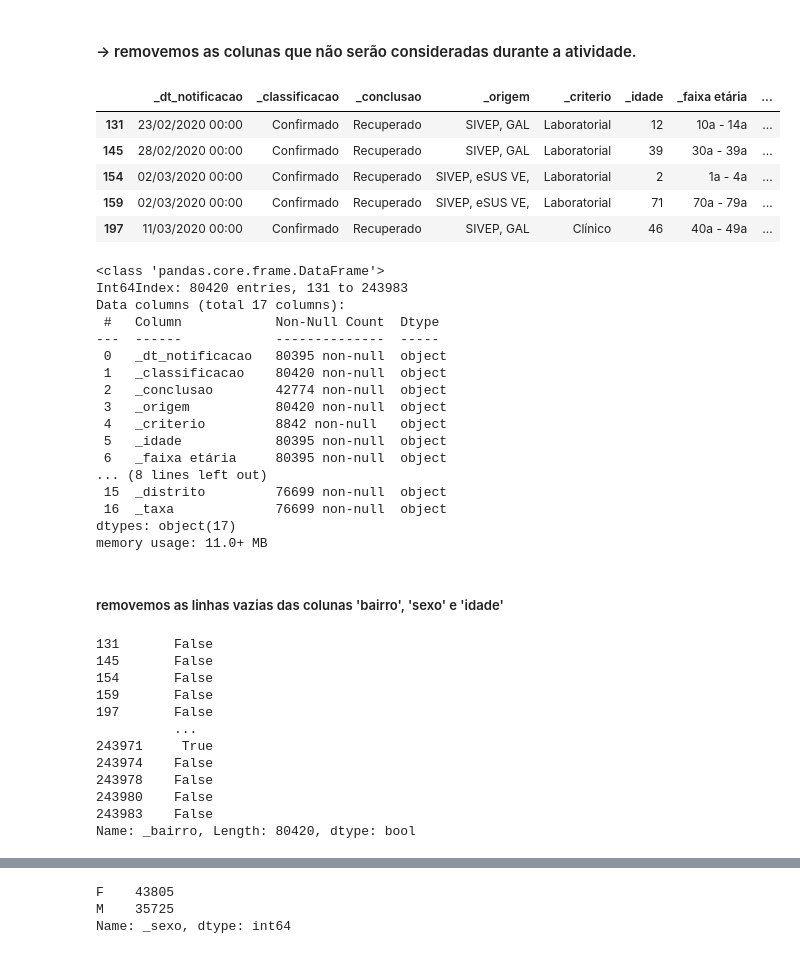
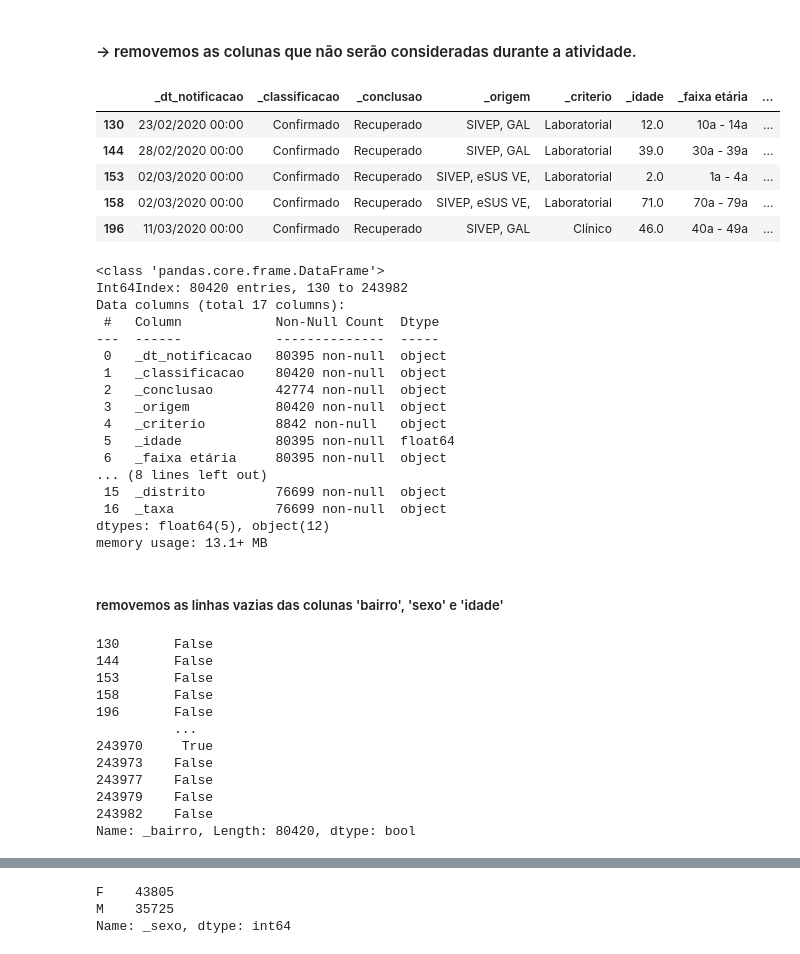
Before and after one commit to delrickOliveira/rna_2021.1_aa1.2, a Jupyter notebook: aa1.2.ipynb, the cells around one changed output, grey strips where cells are left out. Cells and saved outputs as stored; diff of their text form; code cells hidden in the pictures.

```diff
--- a/aa1.2.ipynb
+++ b/aa1.2.ipynb
@@ -239,7 +198,7 @@ memory usage: 74.5+ MB
 # %% [markdown]
 #### ->Removendo Casos que não são confirmados
 # %%
-x = data.loc[data['_classificacao']!='Confirmado']
+x = df.loc[df['_classificacao']!='Confirmado']
 
 x.index
 # %% [output]
@@ -252,3 +206,3 @@ Int64Index([     1,      2,      3,      4,      5,      6,      7,      8,
 # %%
-data = data.drop(x.index)
+df = df.drop(x.index)
 # %%
@@ -259,15 +213,15 @@ Name: _classificacao, dtype: int64
 # %% [markdown]
 #### -> removemos as colunas que não serão consideradas durante a atividade.
 # %%
-data = data.drop(columns=['_comorb_cardio','_comorb_cromossomica','_comorb_diabetes','_comorb_hemato','_comorb_hepatica','_comorb_imuno','_comorb_neurologica','_comorb_obessidade','_comorb_renal','_comorb_respiratoria',
+df = df.drop(columns=['_comorb_cardio','_comorb_cromossomica','_comorb_diabetes','_comorb_hemato','_comorb_hepatica','_comorb_imuno','_comorb_neurologica','_comorb_obessidade','_comorb_renal','_comorb_respiratoria',
 '_sintoma_dispneia','_sintoma_febre','_sintoma_garganta','_sintoma_tosse','_sintoma_outros','_etnia','_evolução','_profiss_saude','_dt_evolucao','_dt_sintomas','_gestante','_raca'])
 # %%
-data.head() #Tabela depois das remoções
+df.head() #Tabela depois das remoções
 # %% [output]
 |  | _dt_notificacao | _classificacao | _conclusao | _origem | _criterio | _idade | _faixa etária | ... |
-| 131 | 23/02/2020 00:00 | Confirmado | Recuperado | SIVEP, GAL | Laboratorial | 12 | 10a - 14a | ... |
-| 145 | 28/02/2020 00:00 | Confirmado | Recuperado | SIVEP, GAL | Laboratorial | 39 | 30a - 39a | ... |
-| 154 | 02/03/2020 00:00 | Confirmado | Recuperado | SIVEP, eSUS VE, | Laboratorial | 2 | 1a - 4a | ... |
-| 159 | 02/03/2020 00:00 | Confirmado | Recuperado | SIVEP, eSUS VE, | Laboratorial | 71 | 70a - 79a | ... |
-| 197 | 11/03/2020 00:00 | Confirmado | Recuperado | SIVEP, GAL | Clínico | 46 | 40a - 49a | ... |
+| 130 | 23/02/2020 00:00 | Confirmado | Recuperado | SIVEP, GAL | Laboratorial | 12.0 | 10a - 14a | ... |
+| 144 | 28/02/2020 00:00 | Confirmado | Recuperado | SIVEP, GAL | Laboratorial | 39.0 | 30a - 39a | ... |
+| 153 | 02/03/2020 00:00 | Confirmado | Recuperado | SIVEP, eSUS VE, | Laboratorial | 2.0 | 1a - 4a | ... |
+| 158 | 02/03/2020 00:00 | Confirmado | Recuperado | SIVEP, eSUS VE, | Laboratorial | 71.0 | 70a - 79a | ... |
+| 196 | 11/03/2020 00:00 | Confirmado | Recuperado | SIVEP, GAL | Clínico | 46.0 | 40a - 49a | ... |
 # %%
@@ -275,8 +229,8 @@ data.head() #Tabela depois das remoções
 # %%
-data.info()  #Colunas em uso
+df.info()  #Colunas em uso
 # %% [output]
 <class 'pandas.core.frame.DataFrame'>
-Int64Index: 80420 entries, 131 to 243983
+Int64Index: 80420 entries, 130 to 243982
 Data columns (total 17 columns):
  #   Column            Non-Null Count  Dtype
 ---  ------            --------------  -----
@@ -285,30 +239,30 @@ Data columns (total 17 columns):
  2   _conclusao        42774 non-null  object
  3   _origem           80420 non-null  object
  4   _criterio         8842 non-null   object
- 5   _idade            80395 non-null  object
+ 5   _idade            80395 non-null  float64
  6   _faixa etária     80395 non-null  object
 ... (8 lines left out)
  15  _distrito         76699 non-null  object
  16  _taxa             76699 non-null  object
-dtypes: object(17)
-memory usage: 11.0+ MB
+dtypes: float64(5), object(12)
+memory usage: 13.1+ MB
 # %% [markdown]
 ##### removemos as linhas  vazias das colunas 'bairro', 'sexo' e 'idade'
 # %%
 nan_value = float("NaN")
-data['_bairro'].replace("", nan_value, inplace=True)
-data['_bairro'].isnull()
+df['_bairro'].replace("", nan_value, inplace=True)
+df['_bairro'].isnull()
 # %% [output]
-131       False
-145       False
-154       False
-159       False
-197       False
+130       False
+144       False
+153       False
+158       False
+196       False
           ...
-243971     True
-243974    False
-243978    False
-243980    False
-243983    False
+243970     True
+243973    False
+243977    False
+243979    False
+243982    False
 Name: _bairro, Length: 80420, dtype: bool
 # %%
```
Also changed, not shown: parts of 31 cells of this notebook.
